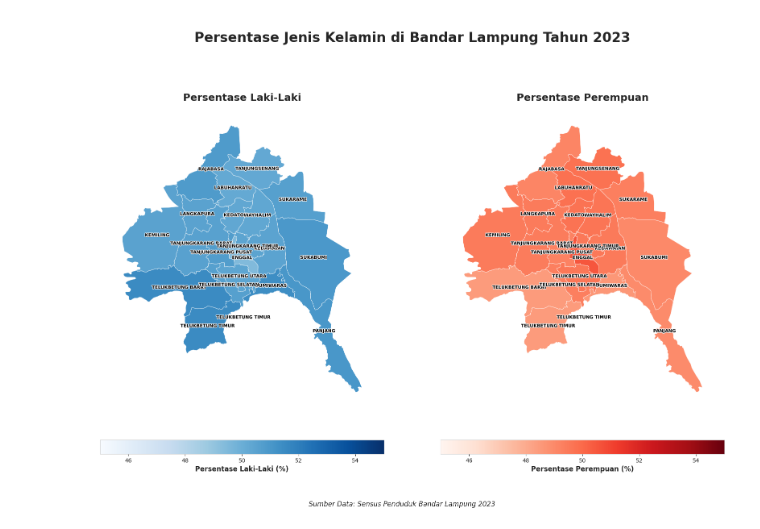
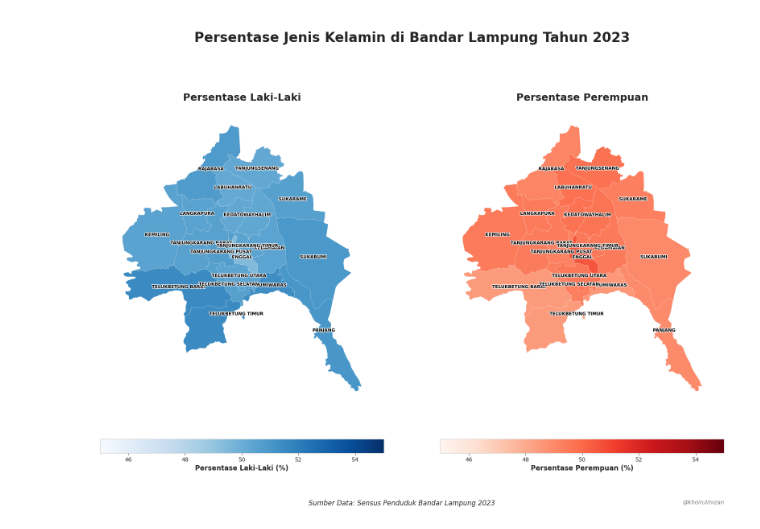
Before and after one commit to Khoirulmizan/geo-viz, a Jupyter notebook: Persentase Jenis Kelamin Kota Bandara Lampung 2023/Persentase_Jenis_Kelamin_di_Bandar_Lampung.ipynb, the cells around one changed output. Cells and saved outputs as stored; diff of their text form; code cells hidden in the pictures.

Commit message:
Updated the code for visualizations

```diff
--- a/Persentase Jenis Kelamin Kota Bandara Lampung 2023/Persentase_Jenis_Kelamin_di_Bandar_Lampung.ipynb
+++ b/Persentase Jenis Kelamin Kota Bandara Lampung 2023/Persentase_Jenis_Kelamin_di_Bandar_Lampung.ipynb
@@ -7,7 +7,7 @@ import matplotlib.colors as colors
 import seaborn as sns
 from matplotlib import patheffects
 
-# Mengatur gaya seaborn untuk plot yang lebih estetik
+# Mengatur gaya seaborn untuk plot
 sns.set_style("whitegrid")
 plt.rcParams['font.family'] = 'sans-serif'
 plt.rcParams['font.sans-serif'] = ['DejaVu Sans', 'Helvetica', 'Arial', 'sans-serif']
@@ -43,45 +43,65 @@ ax_title.text(0.5, 0.5, 'Persentase Jenis Kelamin di Bandar Lampung Tahun 2023',
 ax1 = fig.add_subplot(gs[1, 0])
 ax2 = fig.add_subplot(gs[1, 1])
 
-# Fungsi untuk membuat peta choropleth yang lebih estetik
+# Fungsi untuk membuat peta choropleth
 def aes_choropleth(ax, data, column, title, cmap, vmin, vmax):
     norm = colors.Normalize(vmin=vmin, vmax=vmax)
     sm = plt.cm.ScalarMappable(cmap=cmap, norm=norm)
     sm.set_array([])
 
-    data.plot(ax=ax, column=column, cmap=cmap, norm=norm, edgecolor='white', linewidth=0.5)
+    data.plot(ax=ax, column=column, cmap=cmap, norm=norm, edgecolor='white', linewidth=0.15)
 
     # Menambahkan colorbar
     cbar = fig.colorbar(sm, ax=ax, orientation='horizontal', fraction=0.046, pad=0.1)
     cbar.set_label(f'Persentase {column.split()[-1]} (%)', fontsize=12, fontweight='bold')
     cbar.ax.tick_params(labelsize=10)
 
     ax.set_title(title, fontsize=18, fontweight='bold', pad=20)
     ax.axis('off')
 
+    # Untuk mengecek apakah TELUKBETUNG TIMUR sudah dilabelkan
+    labeled_telukbetung_timur = False
+
     # Menambahkan label kecamatan dengan ukuran berdasarkan area
     for idx, row in data.iterrows():
         if row.geometry is not None and row.geometry.is_valid:
             centroid = row.geometry.centroid
             area = row.geometry.area
-            fontsize = min(max(8, area * 0.0001), 12)  # Menyesuaikan ukuran font berdasarkan area
-            ax.annotate(text=row['NAMOBJ'], xy=(centroid.x, centroid.y), ha='center', va='center',
-                        fontsize=fontsize, fontweight='bold', color='black', path_effects=[
-                            patheffects.withStroke(linewidth=2, foreground="white")])
+            fontsize = min(max(8, area * 0.00005), 12)  # Menyesuaikan ukuran font berdasarkan area
+
+            # Format untuk memperbaiki TELUKBETUNG TIMUR
+            if row['NAMOBJ'] == 'TELUKBETUNG TIMUR':
+                if labeled_telukbetung_timur:
+                    continue
+                labeled_telukbetung_timur = True
+                adjusted_x = centroid.x - 0.005
+                adjusted_y = centroid.y + 0.002
+                ax.annotate(text=row['NAMOBJ'], xy=(adjusted_x, adjusted_y), ha='center', va='center',
+                            fontsize=fontsize, fontweight='bold', color='black', path_effects=[
+                                patheffects.withStroke(linewidth=2, foreground="white")])
+            else:
+                # Default behavior for other districts
+                ax.annotate(text=row['NAMOBJ'], xy=(centroid.x, centroid.y), ha='center', va='center',
+                            fontsize=fontsize, fontweight='bold', color='black', path_effects=[
+                                patheffects.withStroke(linewidth=2, foreground="white")])
 
 # Menentukan range nilai untuk normalisasi warna
 vmin, vmax = 45, 55
 
 # Membuat peta choropleth untuk Laki-Laki
 aes_choropleth(ax1, shape_merged, 'Persentase Laki-Laki', 'Persentase Laki-Laki', plt.cm.Blues, vmin, vmax)
 
 # Membuat peta choropleth untuk Perempuan
 aes_choropleth(ax2, shape_merged, 'Persentase Perempuan', 'Persentase Perempuan', plt.cm.Reds, vmin, vmax)
 
 # Menambahkan penjelasan
 fig.text(0.5, 0.02, 'Sumber Data: Sensus Penduduk Bandar Lampung 2023', ha='center', fontsize=12, fontstyle='italic')
 
+# watermark :)
+fig.text(0.9, 0.02, '@khoirulmizan', ha='right', va='bottom',
+         fontsize=10, alpha=0.6, fontstyle='italic')
+
 plt.tight_layout()
 plt.show()
 # %% [output]
-[figure, old version]
+[figure, new version]
```
